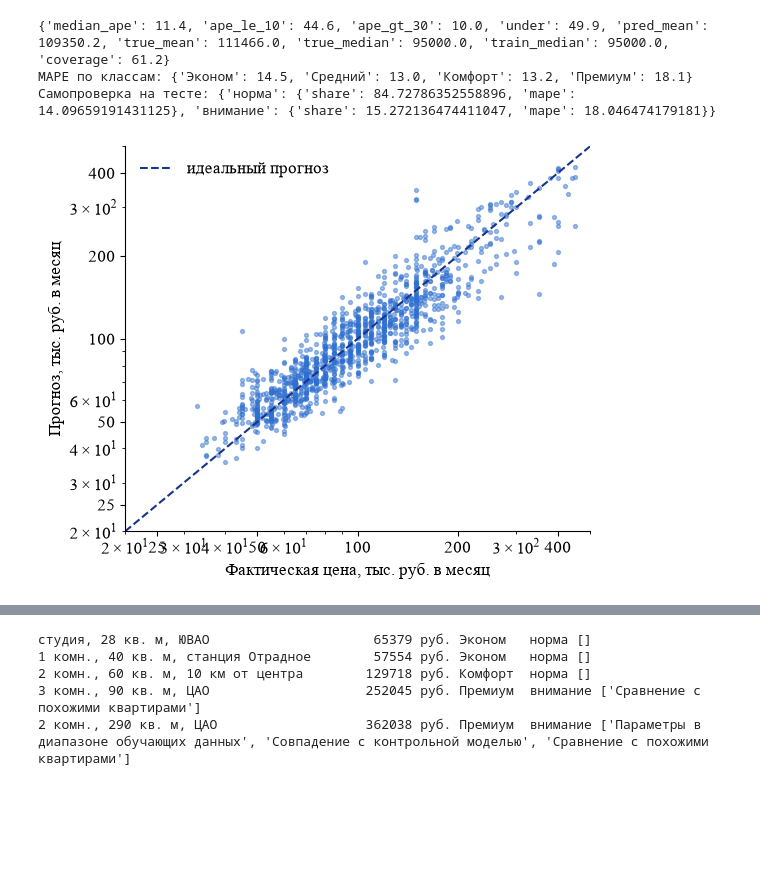
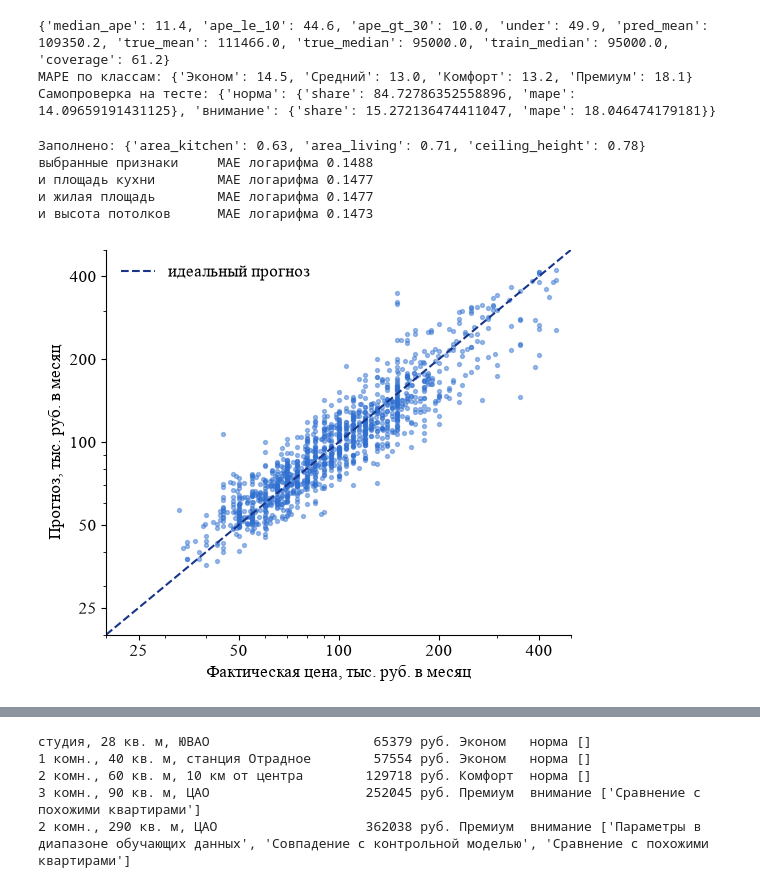
Before and after one commit to ulka-moiseenko/rent-price-moscow, a Jupyter notebook: notebooks/03_модели.ipynb, the cells around one changed output, grey strips where cells are left out. Saved outputs shown, nothing was run; the diff lists cells and outputs as text; code cells hidden in the pictures; blank space fills up the shorter version.

```diff
--- a/notebooks/03_модели.ipynb
+++ b/notebooks/03_модели.ipynb
@@ -114,19 +117,54 @@ print("Самопроверка на тесте:", m.get("self_check_on_test"))
 {'median_ape': 11.4, 'ape_le_10': 44.6, 'ape_gt_30': 10.0, 'under': 49.9, 'pred_mean': 109350.2, 'true_mean': 111466.0, 'true_median': 95000.0, 'train_median': 95000.0, 'coverage': 61.2}
 MAPE по классам: {'Эконом': 14.5, 'Средний': 13.0, 'Комфорт': 13.2, 'Премиум': 18.1}
 Самопроверка на тесте: {'норма': {'share': 84.72786352558896, 'mape': 14.09659191431125}, 'внимание': {'share': 15.272136474411047, 'mape': 18.046474179181}}
+# %%
+# Влияют ли дополнительные поля на качество: перекрёстная проверка бустинга с параметрами выбранной модели
+from sklearn.compose import ColumnTransformer
+from sklearn.ensemble import GradientBoostingRegressor
+from sklearn.impute import SimpleImputer
+from sklearn.model_selection import GroupKFold, cross_val_score
+from sklearn.pipeline import Pipeline
+from sklearn.preprocessing import OneHotEncoder, StandardScaler
+from preprocess import CATEGORICAL, NUMERIC
+
+silver = pd.read_csv(ROOT / "data" / "silver" / "offers_silver.csv", encoding="utf-8-sig", low_memory=False).set_index("offer_key")
+data = gold[gold.split == "train"].join(silver[["area_kitchen", "area_living", "ceiling_height"]], on="offer_key")
+print("Заполнено:", data[["area_kitchen", "area_living", "ceiling_height"]].notna().mean().round(2).to_dict())
+
+
+def score(extra):
+    numeric = NUMERIC + extra
+    prep = ColumnTransformer([("num", Pipeline([("impute", SimpleImputer(strategy="median")), ("scale", StandardScaler())]), numeric),
+                              ("cat", OneHotEncoder(handle_unknown="ignore"), CATEGORICAL)])
+    model = GradientBoostingRegressor(n_estimators=600, learning_rate=0.05, max_depth=3, subsample=0.8, random_state=42)
+    values = -cross_val_score(Pipeline([("prep", prep), ("model", model)]), data[numeric + CATEGORICAL], data.log_price,
+                              groups=data.building_key, cv=GroupKFold(5), scoring="neg_mean_absolute_error", n_jobs=-1)
+    return round(values.mean(), 4)
+
+
+for name, extra in [("выбранные признаки", []), ("и площадь кухни", ["area_kitchen"]), ("и жилая площадь", ["area_living"]),
+                    ("и высота потолков", ["ceiling_height"])]:
+    print(f"{name:22} MAE логарифма {score(extra)}")
+# %% [output]
+Заполнено: {'area_kitchen': 0.63, 'area_living': 0.71, 'ceiling_height': 0.78}
+выбранные признаки     MAE логарифма 0.1488
+и площадь кухни        MAE логарифма 0.1477
+и жилая площадь        MAE логарифма 0.1477
+и высота потолков      MAE логарифма 0.1473
 # %%
 # Прогноз и факт на тестовой выборке
 pred = np.exp(model.predict(test[m["features"]]))
 fig, ax = plt.subplots(figsize=(6, 5))
 ax.scatter(test.price / 1000, pred / 1000, s=8, alpha=.45, color=BLUE)
 lim = [20, 500]
 ax.plot(lim, lim, "--", color=NAVY, label="идеальный прогноз")
 ax.set(xscale="log", yscale="log", xlim=lim, ylim=lim, xlabel="Фактическая цена, тыс. руб. в месяц", ylabel="Прогноз, тыс. руб. в месяц")
 ax.set_xticks([25, 50, 100, 200, 400], ["25", "50", "100", "200", "400"]); ax.set_yticks([25, 50, 100, 200, 400], ["25", "50", "100", "200", "400"])
+ax.xaxis.set_minor_formatter(NullFormatter()); ax.yaxis.set_minor_formatter(NullFormatter())
 ax.legend(frameon=False)
 fig.savefig(FIG / "pred_vs_true.png")
 # %% [output]
-[figure, old version]
+[figure, new version]
 # %%
 # Важность признаков методом перестановки
 names = {"area_total": "Общая площадь", "dist_center_km": "Расстояние до центра", "built_year": "Год постройки",
```
Also changed, not shown: parts of 3 cells of this notebook, 33 other files.
